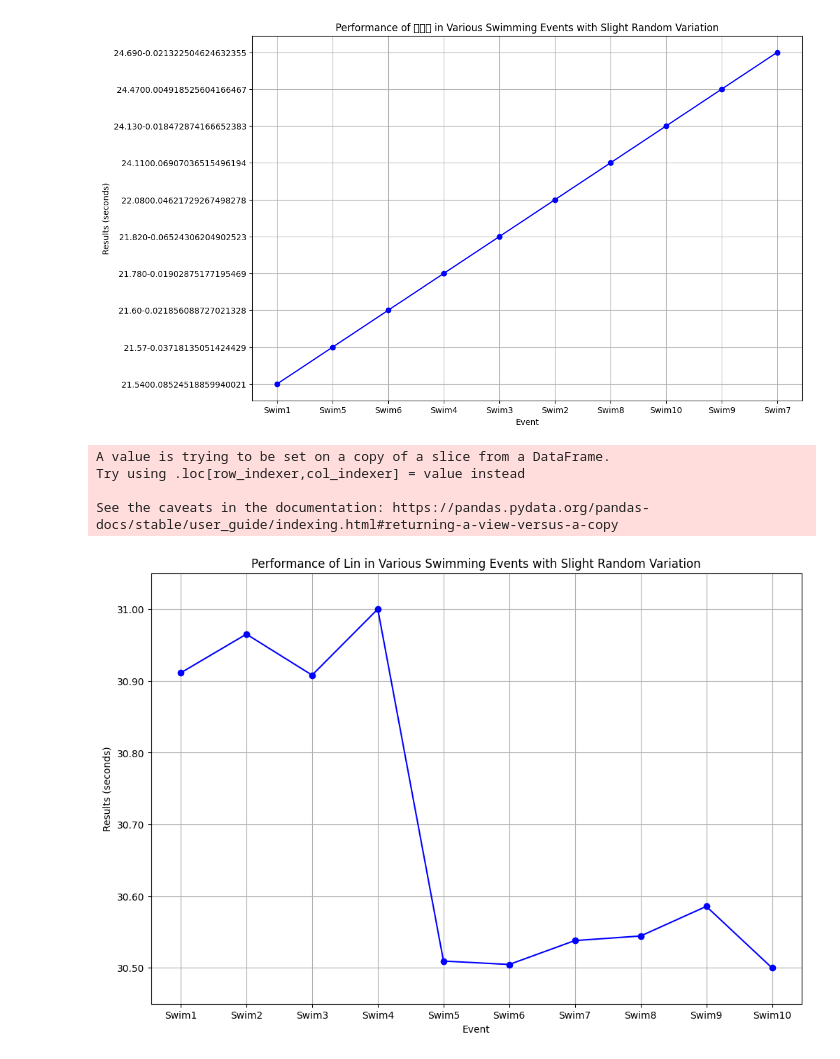
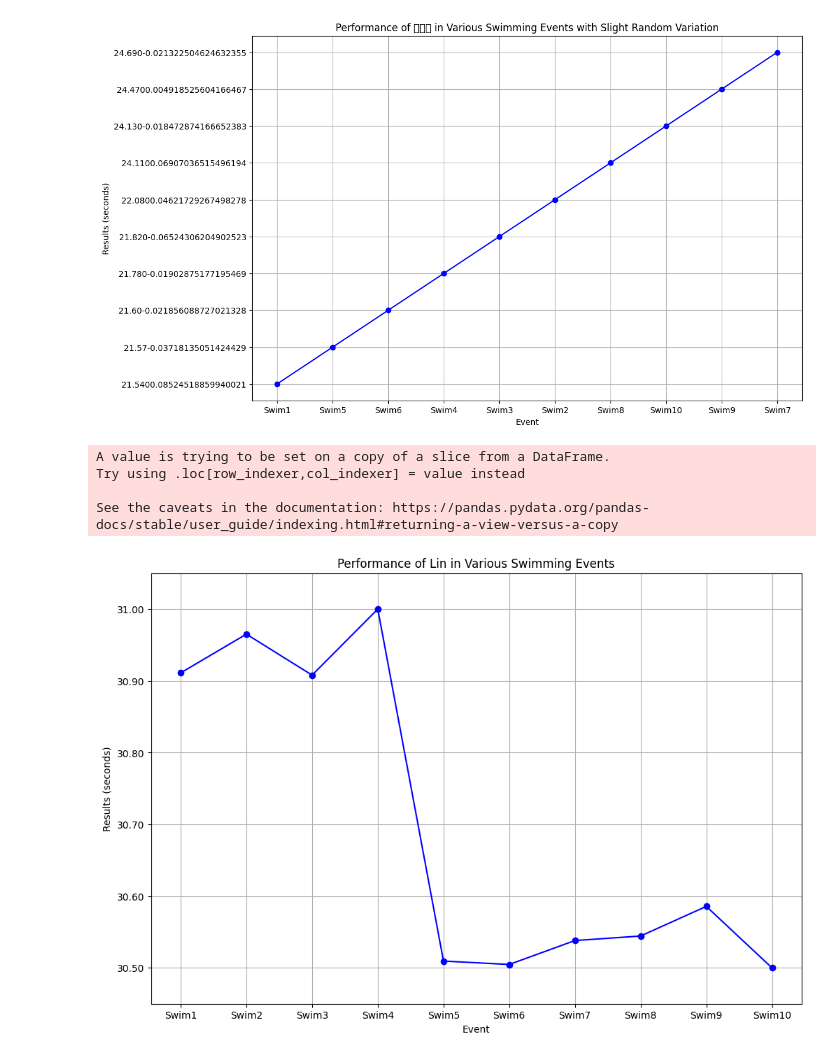
Before and after one commit to momonong/swim-apps-reviews-analysis, a Jupyter notebook: mock_data/data.ipynb, the cells around one changed output. Cells and saved outputs as stored; diff of their text form; code cells hidden in the pictures.

Commit message:
Update mock data chart title

```diff
--- a/mock_data/data.ipynb
+++ b/mock_data/data.ipynb
@@ -386,32 +369,32 @@ new_max = 31.0
 sample_data['Results'] = new_min + (sample_data['Results'] - current_min) / (current_max - current_min) * (new_max - new_min)
 
 # 不进行成绩排序，按赛事名称顺序进行绘图
 sample_data = sample_data.sort_values(by='Event').reset_index(drop=True)  # 确保按照 Swim1 到 Swim10 的顺序
 
 # 直接反转DataFrame的行顺序，实现成绩顺序的倒置
 sample_data = sample_data.iloc[::-1].reset_index(drop=True)
 sample_data['Event'] = ['Swim' + str(i) for i in range(1, 11)]  # 重新赋予赛事名称以保持顺序
 
 sample_data.to_csv('sample_data.csv', index=False)
 
 # 创建折线图来展示这些样本的比赛成绩
 plt.figure(figsize=(12, 8))
 plt.plot(sample_data['Event'], sample_data['Results'], marker='o', linestyle='-', color='b')
 plt.xlabel('Event')
 plt.ylabel('Results (seconds)')
-plt.title('Performance of Lin in Various Swimming Events with Slight Random Variation')
+plt.title('Performance of Lin in Various Swimming Events')
 plt.gca().invert_yaxis()  # 顛倒y軸，讓最佳成绩在上面
 plt.grid(True)
 plt.ylim(30.45, 31.05)  # 设置上限为31.5，下限为30
 
 # 设置Y轴的标签格式，显示到小数点后两位
 from matplotlib.ticker import FormatStrFormatter
 plt.gca().yaxis.set_major_formatter(FormatStrFormatter('%.2f'))
 
 plt.show()
 # %% [output]
 A value is trying to be set on a copy of a slice from a DataFrame.
 Try using .loc[row_indexer,col_indexer] = value instead
 
 See the caveats in the documentation: https://pandas.pydata.org/pandas-docs/stable/user_guide/indexing.html#returning-a-view-versus-a-copy
-[figure, old version]
+[figure, new version]
```
Also changed, not shown: parts of 5 cells of this notebook.
